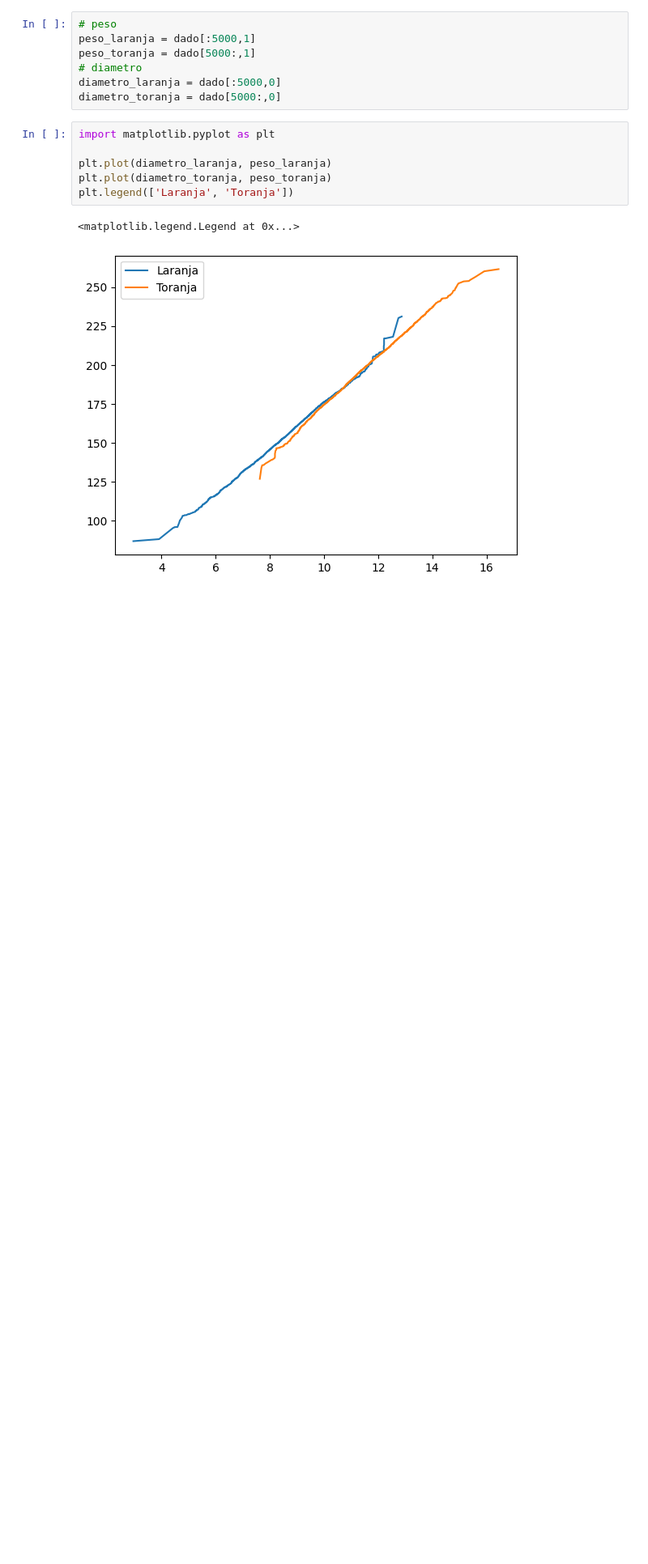
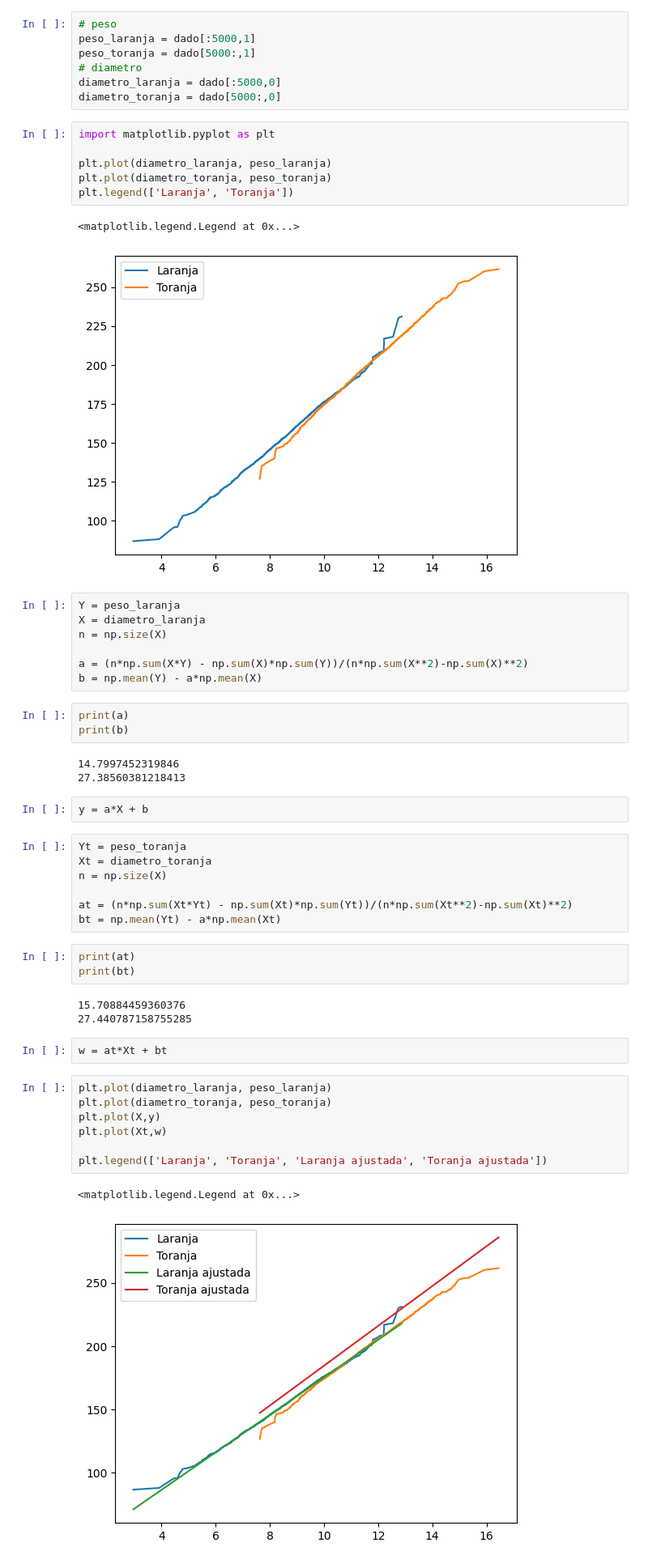
Before and after one commit to silvaBreno/alura-python-datascience, a Jupyter notebook: numpy_curso_exercicios.ipynb, the cells around one changed output. Shown at 81% size. Drawn from its saved outputs; the diff is of its cells as text; blank space fills up the shorter version.

```diff
--- a/numpy_curso_exercicios.ipynb
+++ b/numpy_curso_exercicios.ipynb
@@ -32,3 +32,43 @@ plt.legend(['Laranja', 'Toranja'])
 # %% [output]
 <matplotlib.legend.Legend at 0x...>
 [figure]
+# %%
+Y = peso_laranja
+X = diametro_laranja
+n = np.size(X)
+
+a = (n*np.sum(X*Y) - np.sum(X)*np.sum(Y))/(n*np.sum(X**2)-np.sum(X)**2)
+b = np.mean(Y) - a*np.mean(X)
+# %%
+print(a)
+print(b)
+# %% [output]
+14.7997452319846
+27.38560381218413
+# %%
+y = a*X + b
+# %%
+Yt = peso_toranja
+Xt = diametro_toranja
+n = np.size(X)
+
+at = (n*np.sum(Xt*Yt) - np.sum(Xt)*np.sum(Yt))/(n*np.sum(Xt**2)-np.sum(Xt)**2)
+bt = np.mean(Yt) - a*np.mean(Xt)
+# %%
+print(at)
+print(bt)
+# %% [output]
+15.70884459360376
+27.440787158755285
+# %%
+w = at*Xt + bt
+# %%
+plt.plot(diametro_laranja, peso_laranja)
+plt.plot(diametro_toranja, peso_toranja)
+plt.plot(X,y)
+plt.plot(Xt,w)
+
+plt.legend(['Laranja', 'Toranja', 'Laranja ajustada', 'Toranja ajustada'])
+# %% [output]
+<matplotlib.legend.Legend at 0x...>
+[figure, added]
```
Also changed, not shown: 3 other files.
